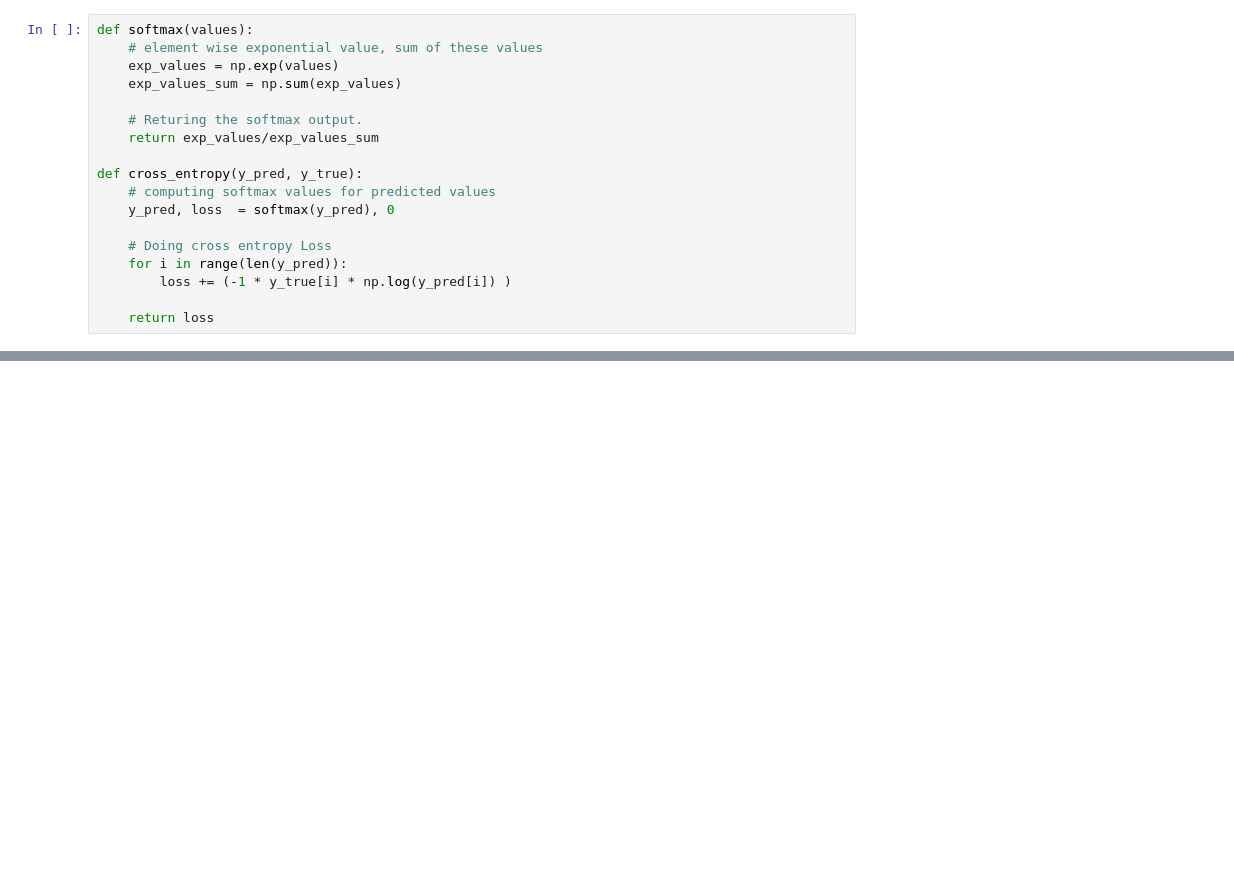
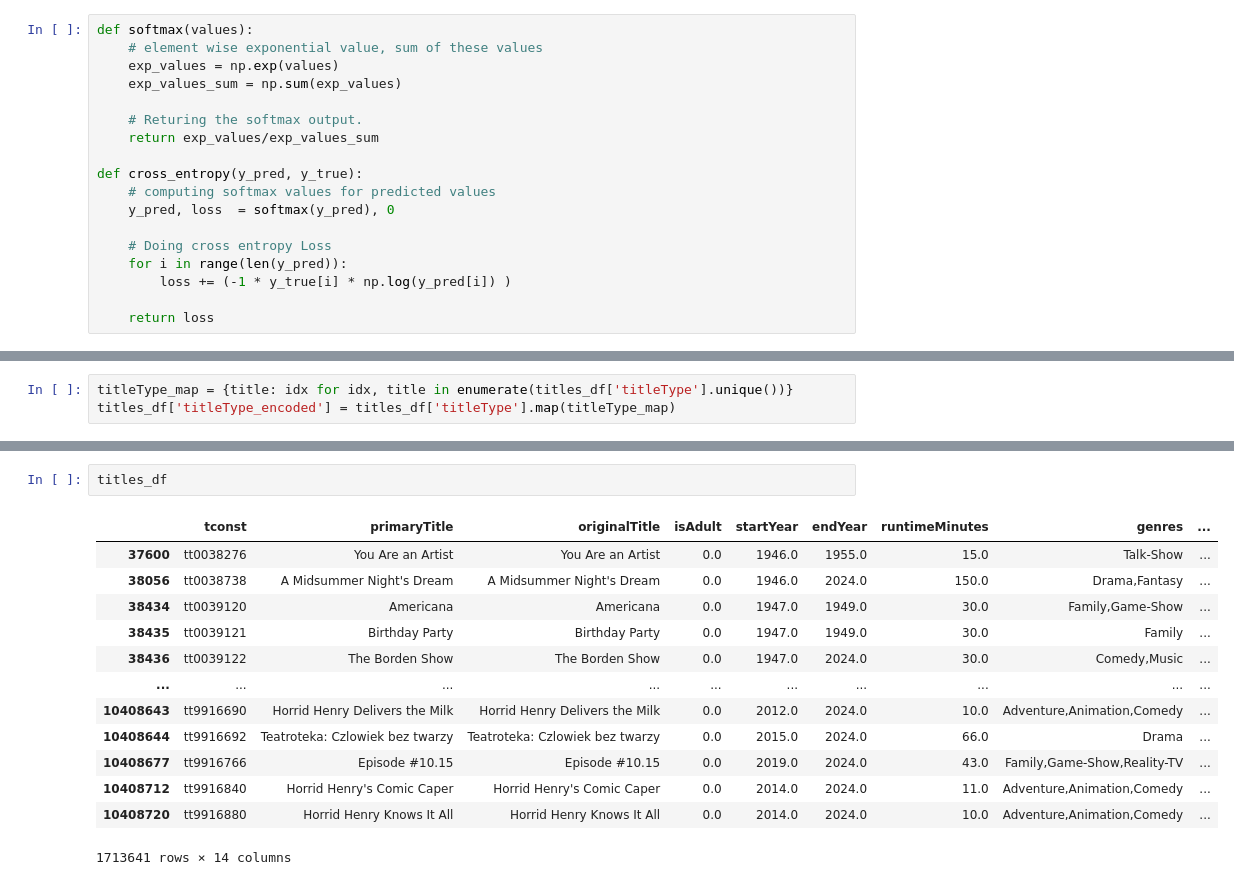
Before and after one commit to ElectraFabCap/Machine-Learning-Assignment-2023, a Jupyter notebook: Code.ipynb, the cells around one changed output, grey strips where cells are left out. Saved outputs shown, nothing was run; the diff lists cells and outputs as text; blank space fills up the shorter version.

```diff
--- a/Code.ipynb
+++ b/Code.ipynb
@@ -304,0 +322,3 @@ def cross_entropy(y_pred, y_true):
+# %%
+titleType_map = {title: idx for idx, title in enumerate(titles_df['titleType'].unique())}
+titles_df['titleType_encoded'] = titles_df['titleType'].map(titleType_map)
@@ -304,0 +337,16 @@ def cross_entropy(y_pred, y_true):
+# %%
+titles_df
+# %% [output]
+|  | tconst | primaryTitle | originalTitle | isAdult | startYear | endYear | runtimeMinutes | genres | ... |
+| 37600 | tt0038276 | You Are an Artist | You Are an Artist | 0.0 | 1946.0 | 1955.0 | 15.0 | Talk-Show | ... |
+| 38056 | tt0038738 | A Midsummer Night's Dream | A Midsummer Night's Dream | 0.0 | 1946.0 | 2024.0 | 150.0 | Drama,Fantasy | ... |
+| 38434 | tt0039120 | Americana | Americana | 0.0 | 1947.0 | 1949.0 | 30.0 | Family,Game-Show | ... |
+| 38435 | tt0039121 | Birthday Party | Birthday Party | 0.0 | 1947.0 | 1949.0 | 30.0 | Family | ... |
+| 38436 | tt0039122 | The Borden Show | The Borden Show | 0.0 | 1947.0 | 2024.0 | 30.0 | Comedy,Music | ... |
+| ... | ... | ... | ... | ... | ... | ... | ... | ... | ... |
+| 10408643 | tt9916690 | Horrid Henry Delivers the Milk | Horrid Henry Delivers the Milk | 0.0 | 2012.0 | 2024.0 | 10.0 | Adventure,Animation,Comedy | ... |
+| 10408644 | tt9916692 | Teatroteka: Czlowiek bez twarzy | Teatroteka: Czlowiek bez twarzy | 0.0 | 2015.0 | 2024.0 | 66.0 | Drama | ... |
+| 10408677 | tt9916766 | Episode #10.15 | Episode #10.15 | 0.0 | 2019.0 | 2024.0 | 43.0 | Family,Game-Show,Reality-TV | ... |
+| 10408712 | tt9916840 | Horrid Henry's Comic Caper | Horrid Henry's Comic Caper | 0.0 | 2014.0 | 2024.0 | 11.0 | Adventure,Animation,Comedy | ... |
+| 10408720 | tt9916880 | Horrid Henry Knows It All | Horrid Henry Knows It All | 0.0 | 2014.0 | 2024.0 | 10.0 | Adventure,Animation,Comedy | ... |
+1713641 rows × 14 columns
```
Also changed, not shown: parts of 17 cells of this notebook.
